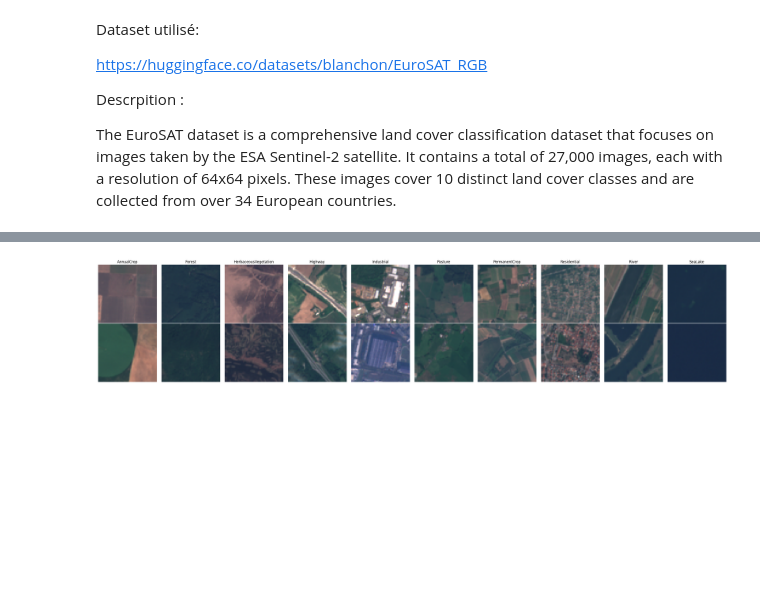
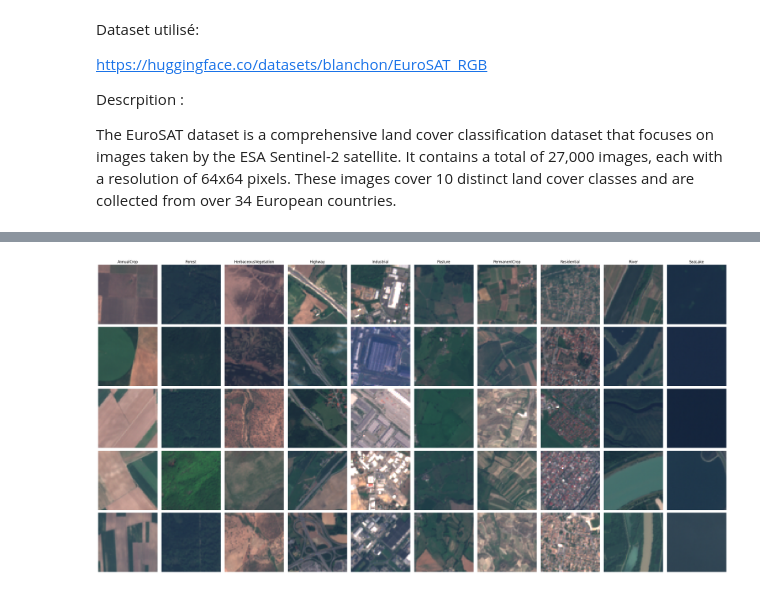
Before and after one commit to sinskid/deep_learning_project, a Jupyter notebook: notebooks/dataset_overview.ipynb, the cells around one changed output, grey strips where cells are left out. Drawn from its saved outputs; the diff is of its cells as text; code cells hidden in the pictures; blank space fills up the shorter version.

```diff
--- a/notebooks/dataset_overview.ipynb
+++ b/notebooks/dataset_overview.ipynb
@@ -21,6 +19,6 @@ if repo_path not in sys.path:
     sys.path.append(repo_path)
 from python.utils import show_nb_images_per_label, labels_to_names
 # %%
-show_nb_images_per_label(EuroSAT_RGB["train"], class_names=labels_to_names, nb_images=2, save_path=os.path.join("..", "images", "dataset_overview.png"))
+show_nb_images_per_label(EuroSAT_RGB["train"], class_names=labels_to_names, nb_images=5, save_path=os.path.join("..", "images", "dataset_overview.png"))
 # %% [output]
-[figure, old version]
+[figure, new version]
```
Also changed, not shown: parts of 1 cell of this notebook, 16 other files.
